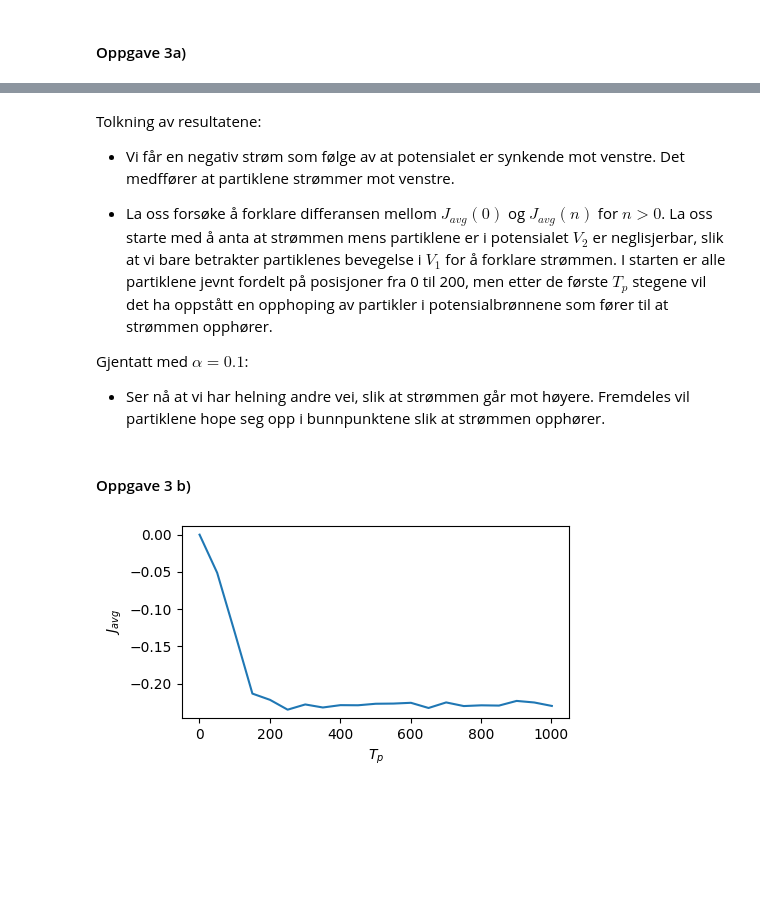
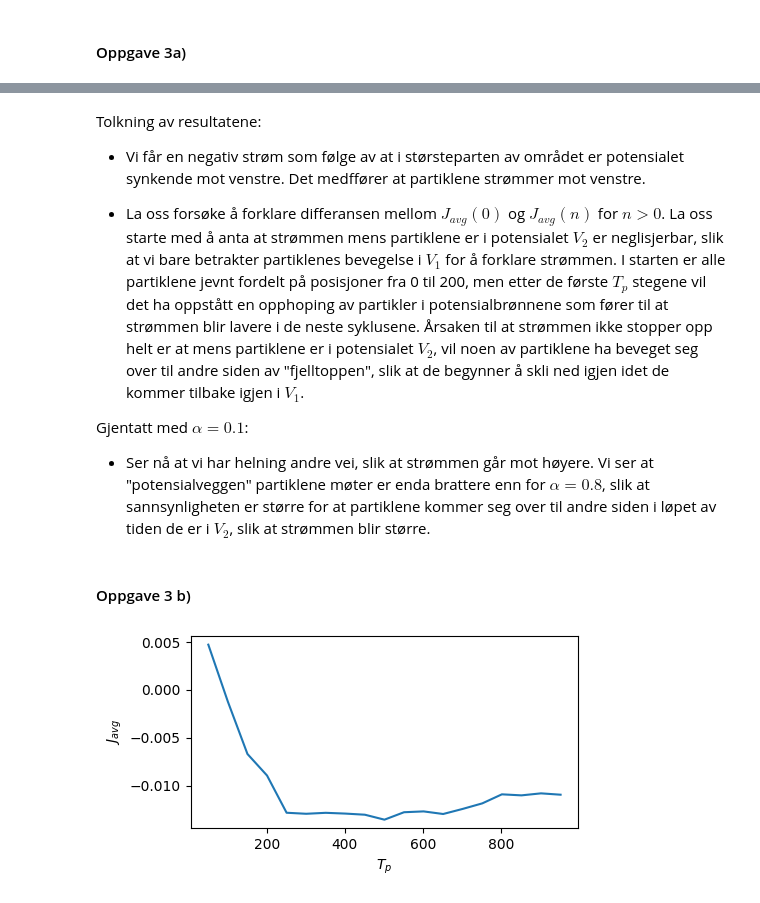
Before and after one commit to einaraarnaes/Prosjekt2, a Jupyter notebook: code.ipynb, the cells around one changed output, grey strips where cells are left out. Cells and saved outputs as stored; diff of their text form; code cells hidden in the pictures; blank space fills up the shorter version.

```diff
--- a/code.ipynb
+++ b/code.ipynb
@@ -304,53 +401,42 @@ a=0.1: [ 0.19667  0.       0.       0.      -0.       0.       0.       0.
 # %% [markdown]
 Tolkning av resultatene:
 
-* Vi får en negativ strøm som følge av at potensialet er synkende mot venstre. Det medffører at partiklene strømmer mot venstre.
+* Vi får en negativ strøm som følge av at i størsteparten av området er potensialet synkende mot venstre. Det medffører at partiklene strømmer mot venstre.
 
-* La oss forsøke å forklare differansen mellom $J_{avg}(0)$ og $J_{avg}(n)$ for $n>0$. La oss starte med å anta at strømmen mens partiklene er i potensialet $V_2$ er neglisjerbar, slik at vi bare betrakter partiklenes bevegelse i $V_1$ for å forklare strømmen. I starten er alle partiklene jevnt fordelt på posisjoner fra 0 til 200, men etter de første $T_p$ stegene vil det ha oppstått en opphoping av partikler i potensialbrønnene som fører til at strømmen opphører.
+* La oss forsøke å forklare differansen mellom $J_{avg}(0)$ og $J_{avg}(n)$ for $n>0$. La oss starte med å anta at strømmen mens partiklene er i potensialet $V_2$ er neglisjerbar, slik at vi bare betrakter partiklenes bevegelse i $V_1$ for å forklare strømmen. I starten er alle partiklene jevnt fordelt på posisjoner fra 0 til 200, men etter de første $T_p$ stegene vil det ha oppstått en opphoping av partikler i potensialbrønnene som fører til at strømmen blir lavere i de neste syklusene. Årsaken til at strømmen ikke stopper opp helt er at mens partiklene er i potensialet $V_2$, vil noen av partiklene ha beveget seg over til andre siden av "fjelltoppen", slik at de begynner å skli ned igjen idet de kommer tilbake igjen i $V_1$.
 
 Gjentatt med $\alpha = 0.1$:
 
-* Ser nå at vi har helning andre vei, slik at strømmen går mot høyere. Fremdeles vil partiklene hope seg opp i bunnpunktene slik at strømmen opphører.
+* Ser nå at vi har helning andre vei, slik at strømmen går mot høyere. Vi ser at "potensialveggen" partiklene møter er enda brattere enn for $\alpha = 0.8$, slik at sannsynligheten er større for at partiklene kommer seg over til andre siden i løpet av tiden de er i $V_2$, slik at strømmen blir større.
 # %% [markdown]
 #### Oppgave 3 b)
 # %%
+N_x = 100
 N_p = 40*N_x
 alpha = 0.8
-T_p_arr = np.arange(1, 1002, 50)
+bk = 1000
+T_p_arr = np.arange(1, 1001, 50)
 
+p_pluss_1, p_minus_1 = p_vals(grid, V_2, bk)
+p_pluss_2, p_minus_2 = p_vals(grid, V_1, bk)
 
-positions = np.zeros(N_p)
+start_pos = np.zeros(N_p)
+start_pos[:len(start_pos)//2] = (1-alpha)*N_x
+start_pos[len(start_pos)//2:] = N_x + (1-alpha)*N_x
+start_pos = start_pos.astype(int)
 
 currents = np.zeros(len(T_p_arr))
 
 for i, T_p in enumerate(T_p_arr):
-    J_sum = 0
-
-    positions[:(len(positions)//2)] = N_x - 1
-    positions[len(positions)//2:] = 2*N_x - 1
-
-    for j in range(T_p):
-        prev = positions
-        if j%2 == 0:
-            positions = random_walk(1, positions, V_2, bk)
-        else:
-            positions = random_walk(1, positions, V_1, bk)
-
-        J_sum += np.sum(positions-prev)
-
-        positions = positions%(2*N_x)
-
-    currents[i] = J_sum/(N_p*2*N_x)
+    currents[i] = run_cycles(1, start_pos)[0]
 
 fig, ax = plt.subplots(figsize=(5, 2.5))
 
-ax.plot(T_p_arr, currents)
-axs[0].plot(p_0, potential_curve_1)
-axs[1].plot(p_0, potential_curve_2)
+ax.plot(T_p_arr[1:], currents[1:])
 ax.set_xlabel("$T_p$")
 ax.set_ylabel("$J_{avg}$")
 plt.show()
 # %% [output]
-[figure, old version]
+[figure, new version]
 # %% [markdown]
 Tolkning:
```
Also changed, not shown: parts of 18 cells of this notebook.
